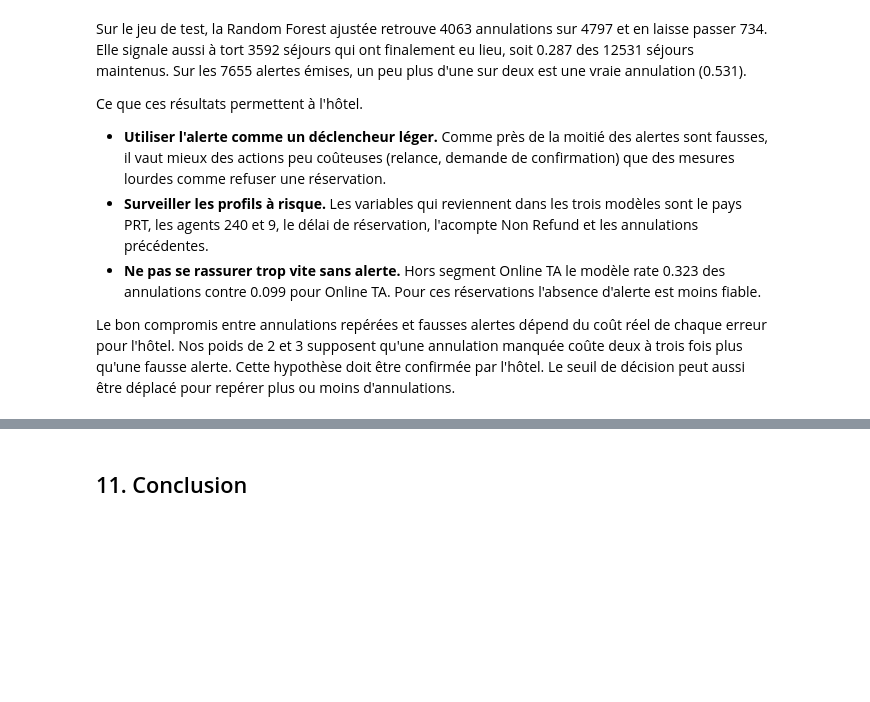
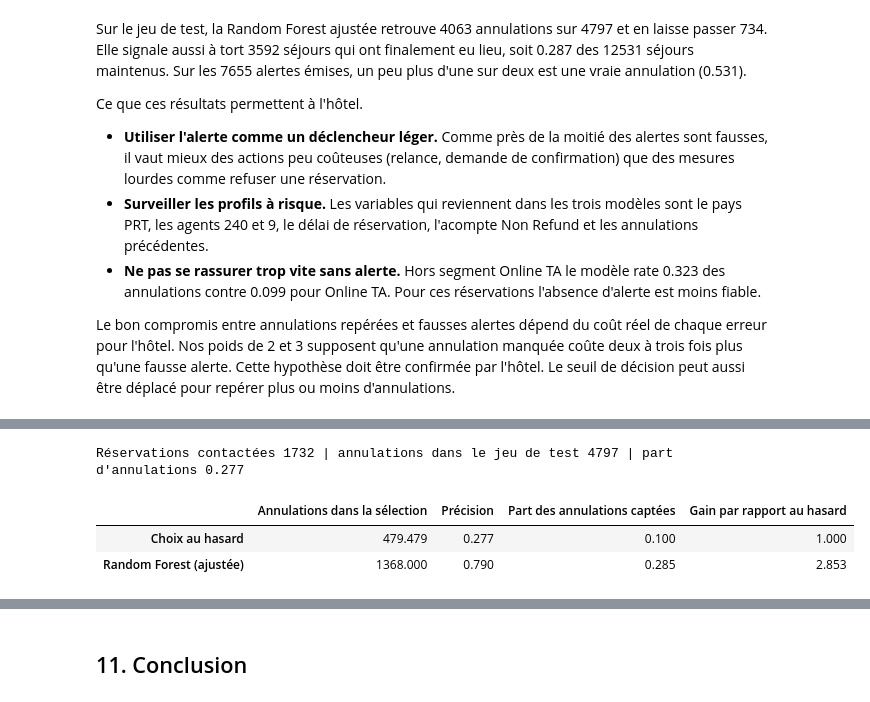
Before and after one commit to LudivineThinet/projet_hotel_booking, a Jupyter notebook: notebook/ML_Hotel_Booking.ipynb, the cells around one changed output, grey strips where cells are left out. Cells and saved outputs as stored; diff of their text form; code cells hidden in the pictures; blank space fills up the shorter version.

Commit message:
Ajout de la règle de priorisation (10.4) et mise à jour de la conclusion

```diff
--- a/notebook/ML_Hotel_Booking.ipynb
+++ b/notebook/ML_Hotel_Booking.ipynb
@@ -2151,0 +2164,30 @@ Le bon compromis entre annulations repérées et fausses alertes dépend du coû
+# %%
+# Règle de priorisation avec la Random Forest ajustée, on contacte les 10 % de réservations avec la plus forte probabilité d'annulation
+part_contactee = 0.10
+nb_contactees = int(len(y_test) * part_contactee)
+taux_base = y_test.mean()
+nb_annulations_total = int(y_test.sum())
+
+# Classement des réservations par probabilité d'annulation décroissante
+modele_rf = modeles_compares['Random Forest (ajustée)']
+proba = modele_rf.predict_proba(X_test_final)[:, 1]
+indices = np.argsort(proba)[::-1][:nb_contactees]
+annulees_contactees = int(y_test.iloc[indices].sum())
+
+# Ce qu'on obtiendrait en choisissant au hasard le même nombre de réservations
+annulees_hasard = nb_contactees * taux_base
+
+tableau_priorisation = pd.DataFrame({
+    'Annulations dans la sélection': [annulees_hasard, annulees_contactees],
+    'Précision': [taux_base, annulees_contactees / nb_contactees],
+    'Part des annulations captées': [annulees_hasard / nb_annulations_total, annulees_contactees / nb_annulations_total],
+    'Gain par rapport au hasard': [1.0, (annulees_contactees / nb_contactees) / taux_base]
+}, index=['Choix au hasard', 'Random Forest (ajustée)']).round(3)
+
+print("Réservations contactées", nb_contactees, "| annulations dans le jeu de test", nb_annulations_total, "| part d'annulations", round(taux_base, 3))
+tableau_priorisation
+# %% [output]
+Réservations contactées 1732 | annulations dans le jeu de test 4797 | part d'annulations 0.277
+|  | Annulations dans la sélection | Précision | Part des annulations captées | Gain par rapport au hasard |
+| Choix au hasard | 479.479 | 0.277 | 0.100 | 1.000 |
+| Random Forest (ajustée) | 1368.000 | 0.790 | 0.285 | 2.853 |
```
Also changed, not shown: parts of 4 cells of this notebook.
